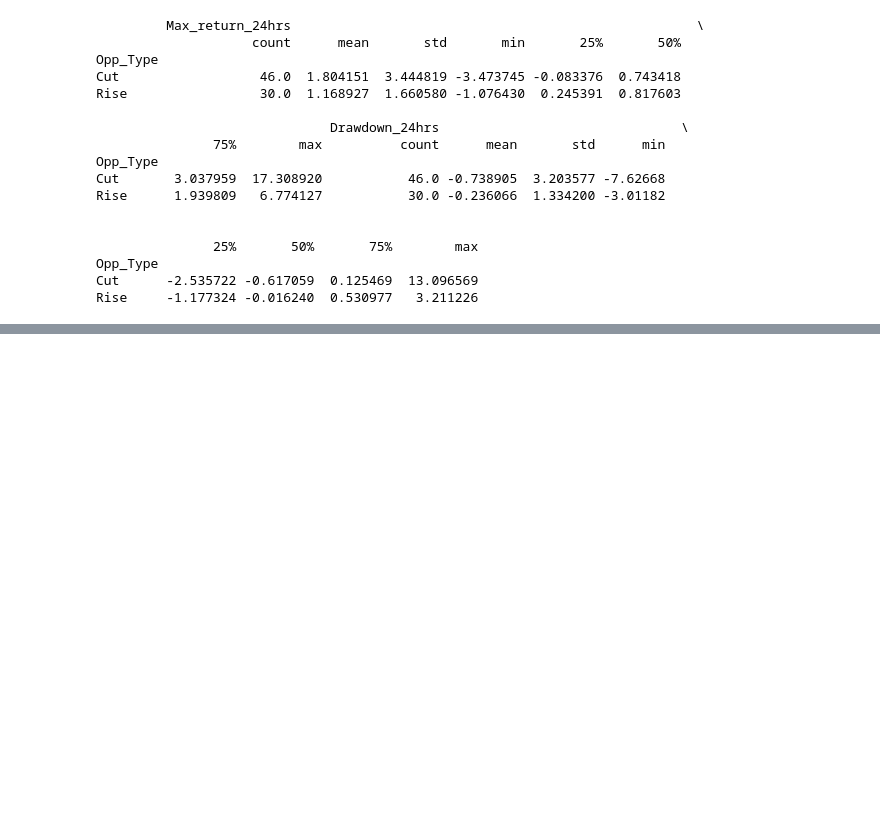
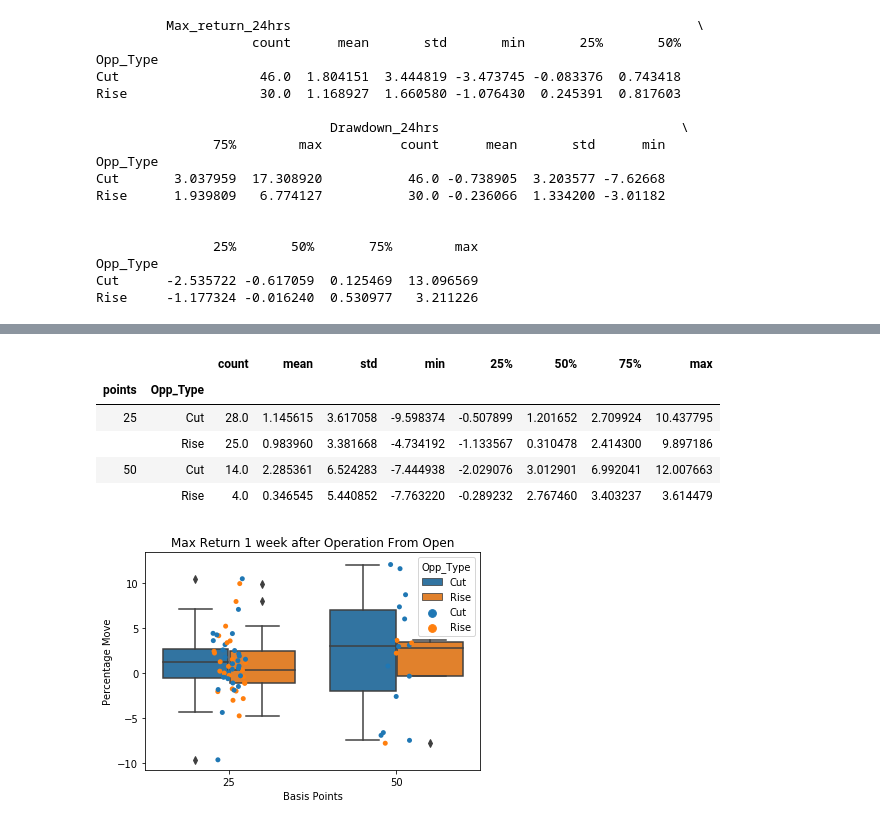
Before and after one commit to ddjTT/Fed_project, a Jupyter notebook: Fed_Project.ipynb, the cells around one changed output, grey strips where cells are left out. Saved outputs shown, nothing was run; the diff lists cells and outputs as text; code cells hidden in the pictures; blank space fills up the shorter version.

Commit message:
Expanded Results
Created visuals for only 25 and 50 bps due to low sample sizes within rise and cuts at 75 and 100 basis points.

```diff
--- a/Fed_Project.ipynb
+++ b/Fed_Project.ipynb
@@ -187,4 +83,11 @@ print(week52_df)
 # %%
+
+fed50bps = merged_df.loc[merged_df['points'].isin([25,50])]
+print(fed50bps)
+
+fed50bps = fed50bps.merge(hours24_df, on='hours24').merge(week1_df, on='week1').merge(week4_df, on='week4').merge(week28_df, on='week28').merge(week52_df, on='week52')
+print(fed50bps)
+
 fed = merged_df.merge(hours24_df, on='hours24').merge(week1_df, on='week1').merge(week4_df, on='week4').merge(week28_df, on='week28').merge(week52_df, on='week52')
-print(fed)
+#print(fed)
 # %% [output]
@@ -216,7 +119,16 @@ fed = fed.assign(Max_return=((fed['High'] - fed['Open'])/fed['Open'])*100,
                  Max_return_52weeks=((fed['Highweek52']-fed['Open'])/fed['Open'])*100)
 
 
-print(fed)
+#print(fed)
+fed50bps = fed50bps.assign(Max_return=((fed50bps['High'] - fed50bps['Open'])/fed50bps['Open'])*100,
+                 Drawdown=((fed50bps['Low'] - fed50bps['Open'])/fed50bps['Open'])*100,
+                 Max_return_24hrs=((fed50bps['High24hrs']-fed50bps['Open'])/fed50bps['Open'])*100,
+                 Drawdown_24hrs=((fed50bps['Low24hrs']-fed50bps['Open'])/fed50bps['Open'])*100,
+                 Max_return_1week=((fed50bps['High1week']-fed50bps['Open'])/fed50bps['Open'])*100,
+                 Max_return_4weeks=((fed50bps['Highweek4']-fed50bps['Open'])/fed50bps['Open'])*100,
+                 Max_return_28weeks=((fed50bps['Highweek28']-fed50bps['Open'])/fed50bps['Open'])*100,
+                 Max_return_52weeks=((fed50bps['Highweek52']-fed50bps['Open'])/fed50bps['Open'])*100)
+print(fed50bps)
 # %% [output]
          Date  points  Level (%) Opp_Type         Open         High  \
 0  2002-11-06      50       1.25      Cut  1408.219971  1419.040039
@@ -417,3 +329,21 @@ fed.groupby(['points','Opp_Type'])['Max_return_1week'].describe()
+# %%
+sns.stripplot(x='points', y='Max_return_1week', hue='Opp_Type', data=fed50bps, jitter=True)
+sns.boxplot(x='points', y='Max_return_1week', hue='Opp_Type', data=fed50bps)
+axMR1w = plt.gca()
+axMR1w.set_xlabel('Basis Points')
+axMR1w.set_ylabel('Percentage Move')
+axMR1w.set_title('Max Return 1 week after Operation From Open')
+
+plt.savefig('MR1w50bps_plot.png', dpi=300)
+fed50bps.groupby(['points','Opp_Type'])['Max_return_1week'].describe()
+# %% [output]
+|  |  | count | mean | std | min | 25% | 50% | 75% | max |
+| points | Opp_Type |  |  |  |  |  |  |  |  |
+| 25 | Cut | 28.0 | 1.145615 | 3.617058 | -9.598374 | -0.507899 | 1.201652 | 2.709924 | 10.437795 |
+|  | Rise | 25.0 | 0.983960 | 3.381668 | -4.734192 | -1.133567 | 0.310478 | 2.414300 | 9.897186 |
+| 50 | Cut | 14.0 | 2.285361 | 6.524283 | -7.444938 | -2.029076 | 3.012901 | 6.992041 | 12.007663 |
+|  | Rise | 4.0 | 0.346545 | 5.440852 | -7.763220 | -0.289232 | 2.767460 | 3.403237 | 3.614479 |
+[figure, added]
 # %%
 sns.stripplot(x='points', y='Max_return_4weeks', hue='Opp_Type', data=fed, jitter=True)
 sns.boxplot(x='points', y='Max_return_4weeks', hue='Opp_Type', data=fed)
```
Also changed, not shown: parts of 24 cells of this notebook, 12 other files.
